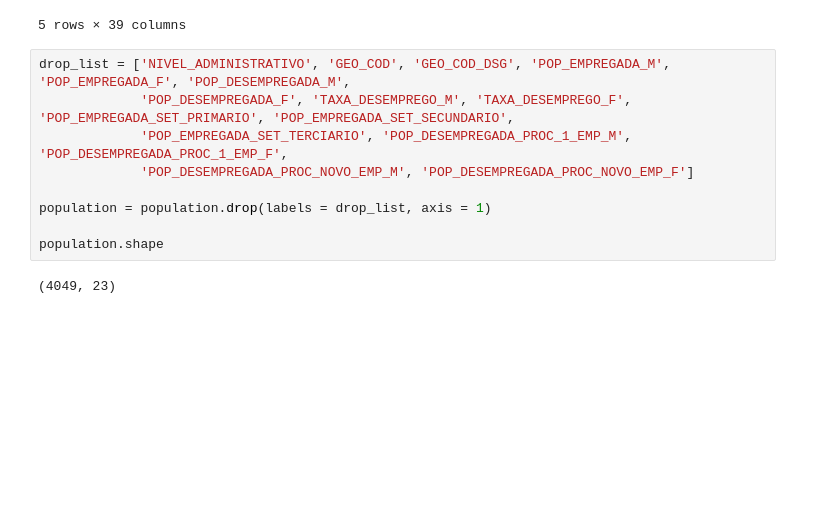
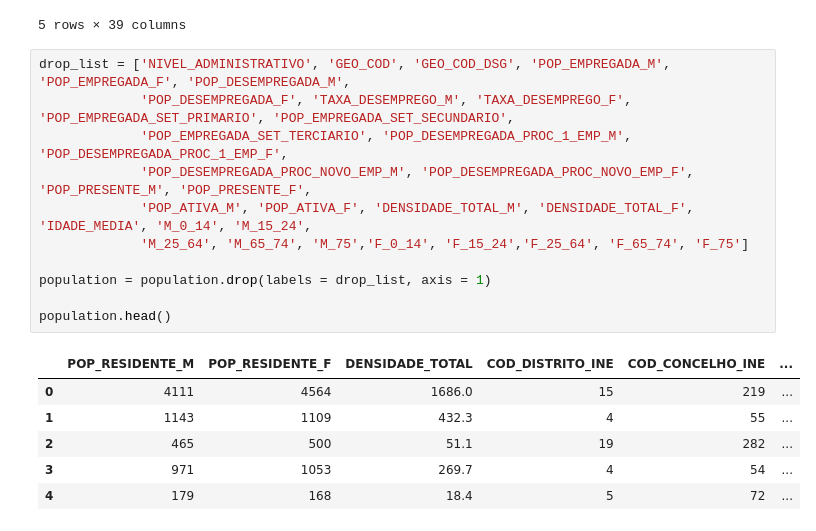
Before and after one commit to HSousapt/Neural-Networks---predicting-road-accidents, a Jupyter notebook: Untitled.ipynb, the cells around one changed output. Cells and saved outputs as stored; diff of their text form; blank space fills up the shorter version.

```diff
--- a/Untitled.ipynb
+++ b/Untitled.ipynb
@@ -309,11 +310,18 @@ population.head()
 # %%
 drop_list = ['NIVEL_ADMINISTRATIVO', 'GEO_COD', 'GEO_COD_DSG', 'POP_EMPREGADA_M', 'POP_EMPREGADA_F', 'POP_DESEMPREGADA_M',
              'POP_DESEMPREGADA_F', 'TAXA_DESEMPREGO_M', 'TAXA_DESEMPREGO_F', 'POP_EMPREGADA_SET_PRIMARIO', 'POP_EMPREGADA_SET_SECUNDARIO',
              'POP_EMPREGADA_SET_TERCIARIO', 'POP_DESEMPREGADA_PROC_1_EMP_M', 'POP_DESEMPREGADA_PROC_1_EMP_F',
-             'POP_DESEMPREGADA_PROC_NOVO_EMP_M', 'POP_DESEMPREGADA_PROC_NOVO_EMP_F']
+             'POP_DESEMPREGADA_PROC_NOVO_EMP_M', 'POP_DESEMPREGADA_PROC_NOVO_EMP_F', 'POP_PRESENTE_M', 'POP_PRESENTE_F',
+             'POP_ATIVA_M', 'POP_ATIVA_F', 'DENSIDADE_TOTAL_M', 'DENSIDADE_TOTAL_F', 'IDADE_MEDIA', 'M_0_14', 'M_15_24',
+             'M_25_64', 'M_65_74', 'M_75','F_0_14', 'F_15_24','F_25_64', 'F_65_74', 'F_75']
 
 population = population.drop(labels = drop_list, axis = 1)
 
-population.shape
+population.head()
 # %% [output]
-(4049, 23)
+|  | POP_RESIDENTE_M | POP_RESIDENTE_F | DENSIDADE_TOTAL | COD_DISTRITO_INE | COD_CONCELHO_INE | ... |
+| 0 | 4111 | 4564 | 1686.0 | 15 | 219 | ... |
+| 1 | 1143 | 1109 | 432.3 | 4 | 55 | ... |
+| 2 | 465 | 500 | 51.1 | 19 | 282 | ... |
+| 3 | 971 | 1053 | 269.7 | 4 | 54 | ... |
+| 4 | 179 | 168 | 18.4 | 5 | 72 | ... |
```
Also changed, not shown: parts of 27 cells of this notebook, 1 other file.
